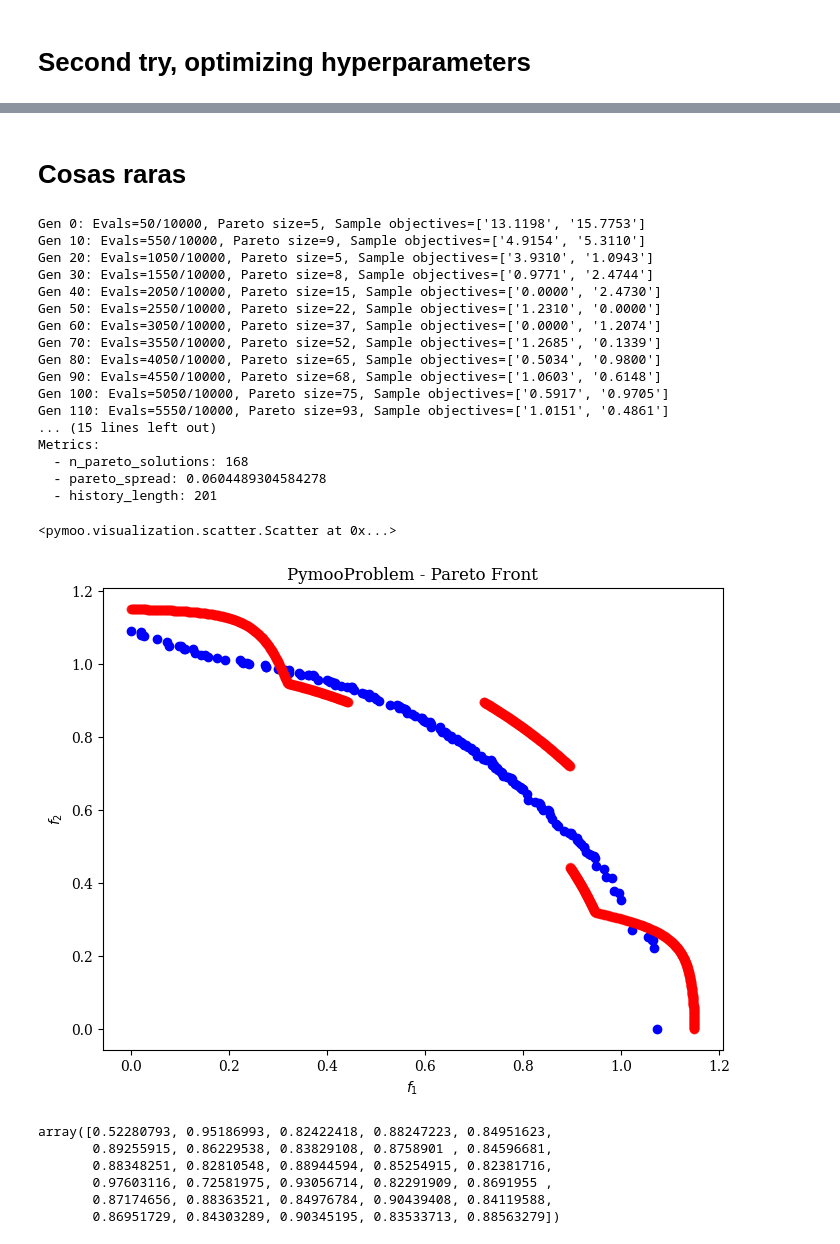
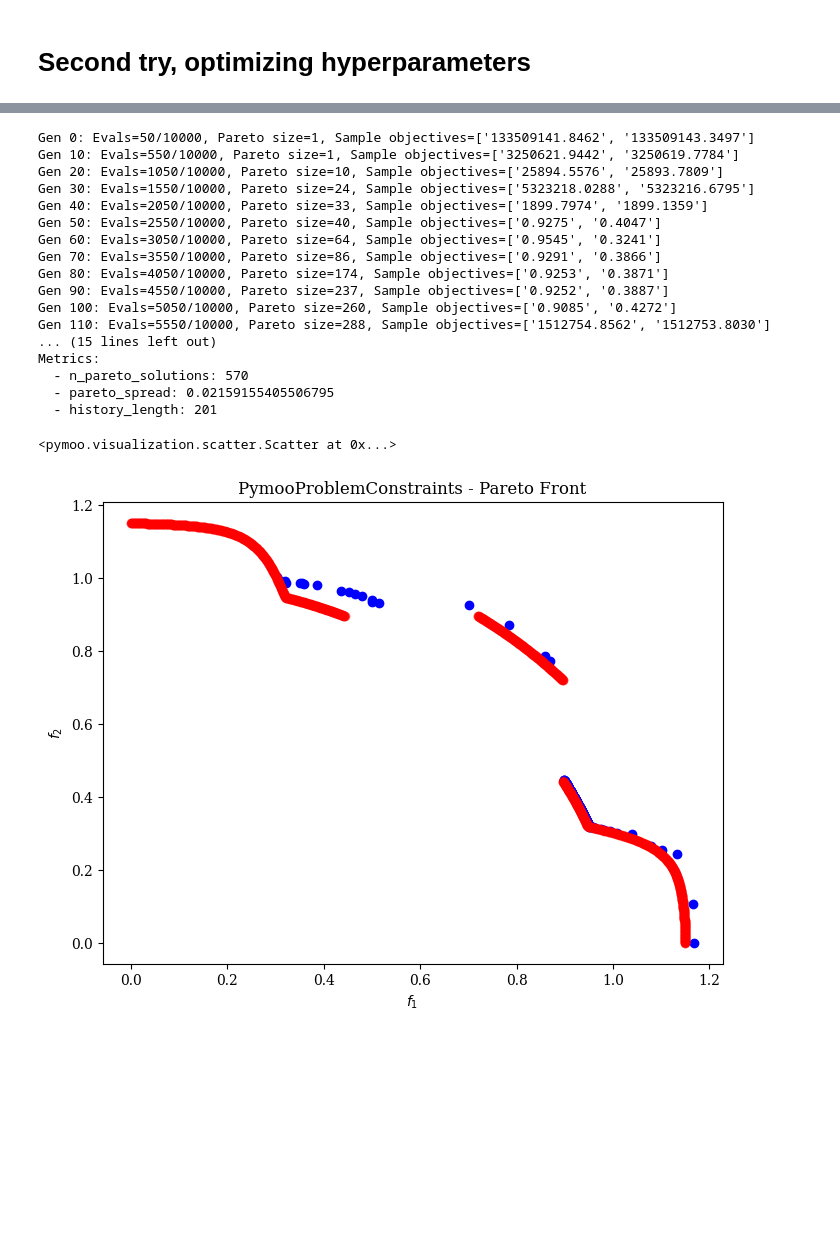
Before and after one commit to yabol02/practica_biocomp, a Jupyter notebook: notebooks/mw7.ipynb, the cells around one changed output, grey strips where cells are left out. Cells and saved outputs as stored; diff of their text form; code cells hidden in the pictures; blank space fills up the shorter version.

Commit message:
Added class pymooProblemConstraints and donde MO problem MW7

```diff
--- a/notebooks/mw7.ipynb
+++ b/notebooks/mw7.ipynb
@@ -21,7 +23,7 @@ config = ProblemConfig(max_evaluations=10000, seed=42, output_dir="results/zdt1"
 
 # Problem
 name = "mw7"
-problem = PymooProblem(config, name, n_var=30)
+problem = PymooProblemConstraints(config, name, n_var=30)
 
 # Operators
 initialization = RandomInitialization()
@@ -157,2 +96,0 @@ Metrics:
-# %% [markdown]
-# Cosas raras
@@ -161,58 +110,49 @@ config = ProblemConfig(max_evaluations=10000, seed=42, output_dir="results/zdt1"
 
 # Problem
 name = "mw7"
-problem = PymooProblem(config, name, n_var=30)
+problem = PymooProblemConstraints(config, name, n_var=30)
 
 # Operators
 initialization = RandomInitialization()
 selection = ParetoSelection()
 crossover = BlendCrossover(alpha=0.5)
 mutation = UniformMutation(mutation_rate=0.01, bounds=problem.get_bounds())
 replacement = GenerationalReplacement()
 
 # Genetic Algorithm
 ga = GeneticAlgorithmMO(
     problem=problem,
     population_size=50,
     initialization=initialization,
     selection=selection,
     crossover=crossover,
     mutation=mutation,
     replacement=replacement,
 )
 
 result = ga.run()
 
 print_result(result)
 
 front = problem.plot_pareto_front(True)
 front.show()
 # %% [output]
-Gen 0: Evals=50/10000, Pareto size=5, Sample objectives=['13.1198', '15.7753']
-Gen 10: Evals=550/10000, Pareto size=9, Sample objectives=['4.9154', '5.3110']
-Gen 20: Evals=1050/10000, Pareto size=5, Sample objectives=['3.9310', '1.0943']
-Gen 30: Evals=1550/10000, Pareto size=8, Sample objectives=['0.9771', '2.4744']
-Gen 40: Evals=2050/10000, Pareto size=15, Sample objectives=['0.0000', '2.4730']
-Gen 50: Evals=2550/10000, Pareto size=22, Sample objectives=['1.2310', '0.0000']
-Gen 60: Evals=3050/10000, Pareto size=37, Sample objectives=['0.0000', '1.2074']
-Gen 70: Evals=3550/10000, Pareto size=52, Sample objectives=['1.2685', '0.1339']
-Gen 80: Evals=4050/10000, Pareto size=65, Sample objectives=['0.5034', '0.9800']
-Gen 90: Evals=4550/10000, Pareto size=68, Sample objectives=['1.0603', '0.6148']
-Gen 100: Evals=5050/10000, Pareto size=75, Sample objectives=['0.5917', '0.9705']
-Gen 110: Evals=5550/10000, Pareto size=93, Sample objectives=['1.0151', '0.4861']
+Gen 0: Evals=50/10000, Pareto size=1, Sample objectives=['133509141.8462', '133509143.3497']
+Gen 10: Evals=550/10000, Pareto size=1, Sample objectives=['3250621.9442', '3250619.7784']
+Gen 20: Evals=1050/10000, Pareto size=10, Sample objectives=['25894.5576', '25893.7809']
+Gen 30: Evals=1550/10000, Pareto size=24, Sample objectives=['5323218.0288', '5323216.6795']
+Gen 40: Evals=2050/10000, Pareto size=33, Sample objectives=['1899.7974', '1899.1359']
+Gen 50: Evals=2550/10000, Pareto size=40, Sample objectives=['0.9275', '0.4047']
+Gen 60: Evals=3050/10000, Pareto size=64, Sample objectives=['0.9545', '0.3241']
+Gen 70: Evals=3550/10000, Pareto size=86, Sample objectives=['0.9291', '0.3866']
+Gen 80: Evals=4050/10000, Pareto size=174, Sample objectives=['0.9253', '0.3871']
+Gen 90: Evals=4550/10000, Pareto size=237, Sample objectives=['0.9252', '0.3887']
+Gen 100: Evals=5050/10000, Pareto size=260, Sample objectives=['0.9085', '0.4272']
+Gen 110: Evals=5550/10000, Pareto size=288, Sample objectives=['1512754.8562', '1512753.8030']
 ... (15 lines left out)
 Metrics:
-  - n_pareto_solutions: 168
-  - pareto_spread: 0.0604489304584278
+  - n_pareto_solutions: 570
+  - pareto_spread: 0.02159155405506795
   - history_length: 201
 <pymoo.visualization.scatter.Scatter at 0x...>
-[figure, old version]
+[figure, new version]
-# %%
-result.best_solution[4]
-# %% [output]
-array([0.52280793, 0.95186993, 0.82422418, 0.88247223, 0.84951623,
-       0.89255915, 0.86229538, 0.83829108, 0.8758901 , 0.84596681,
-       0.88348251, 0.82810548, 0.88944594, 0.85254915, 0.82381716,
-       0.97603116, 0.72581975, 0.93056714, 0.82291909, 0.8691955 ,
-       0.87174656, 0.88363521, 0.84976784, 0.90439408, 0.84119588,
-       0.86951729, 0.84303289, 0.90345195, 0.83533713, 0.88563279])
```
Also changed, not shown: parts of 13 cells of this notebook, 1 other file.
